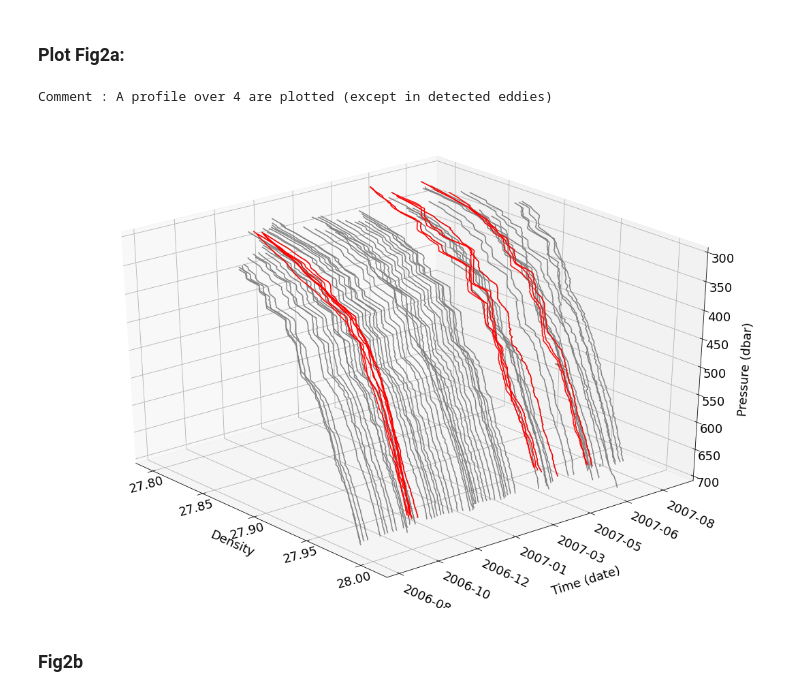
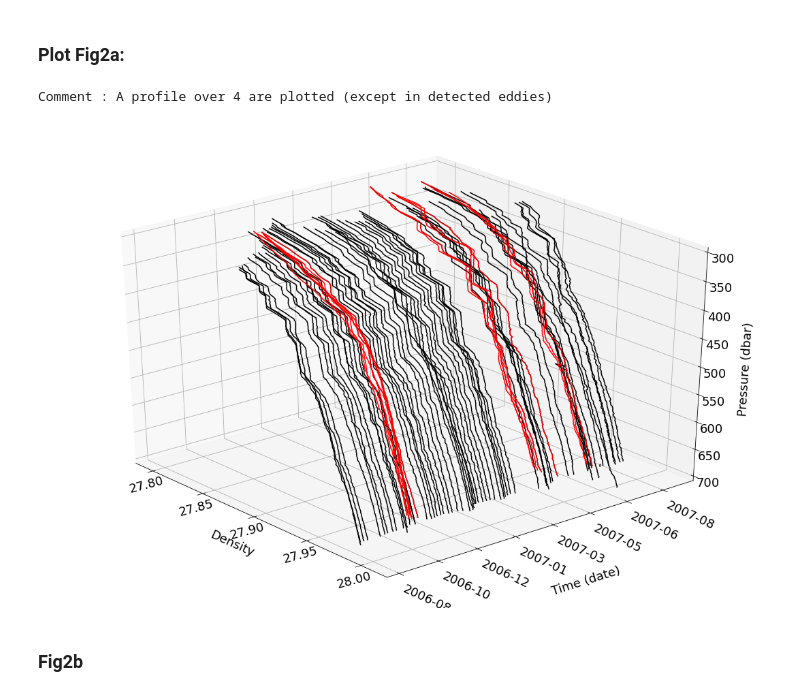
Before and after one commit to zcasparco/Canada_basin, a Jupyter notebook: Profiles_moorings_fig12.ipynb, the cells around one changed output. Cells and saved outputs as stored; diff of their text form; code cells hidden in the pictures.

```diff
--- a/Profiles_moorings_fig12.ipynb
+++ b/Profiles_moorings_fig12.ipynb
@@ -464,34 +464,34 @@ t_tbs = dsi.Velocity_magnitude.where(dsi.Velocity_magnitude>15,drop=True).time.v
 # %%
 import matplotlib.dates as dates
 fig = plt.figure(figsize=(15,10))
 ax = fig.add_subplot(111,projection='3d')
 tps = []
 for t in dsi.time.values[::4]:
     ax.plot(dsi.Density.sel(time=t).values.reshape(dsi.sel(time=t).pressure.values.size,1),
             dsi.sel(time=t).pressure.values.reshape(dsi.sel(time=t).pressure.values.size,1),
-            dates.date2num(t),'grey',zdir='y'
+            dates.date2num(t),'k',zdir='y'
             )
     tps.append(str(t)[:10])
 ax.set_zlim(p1,p0)
 #ax.set_yticks(Y)
 ax.xaxis.set_major_formatter(FormatStrFormatter('%.2f'))
 y = ax.get_yticks()
 ax.set_yticklabels([dates.num2date(Y).strftime('%Y-%m') for Y in y])
 plt.setp(ax.yaxis.get_majorticklabels(),rotation=-25,ha='left',rotation_mode='anchor');
 plt.setp(ax.xaxis.get_majorticklabels(),rotation=15,ha='center',rotation_mode='anchor');
 fig.tight_layout()
 ax.set_xlabel('Density',labelpad=15);ax.set_ylabel('Time (date)',labelpad=50);
 ax.set_zlabel('Pressure (dbar)',labelpad=15)
 ax.view_init(30,-40)
 for t in t_tbs:
     ax.plot(dsi.Density.sel(time=t).values.reshape(dsi.sel(time=t).pressure.values.size,1),
             dsi.sel(time=t).pressure.values.reshape(dsi.sel(time=t).pressure.values.size,1),
             dates.date2num(t),'r',zdir='y'
             )
 print('Comment : A profile over 4 are plotted (except in detected eddies)')
 # %% [output]
 Comment : A profile over 4 are plotted (except in detected eddies)
-[figure, old version]
+[figure, new version]
 # %% [markdown]
 ### Fig2b
 # %%
```
Also changed, not shown: parts of 1 cell of this notebook.
